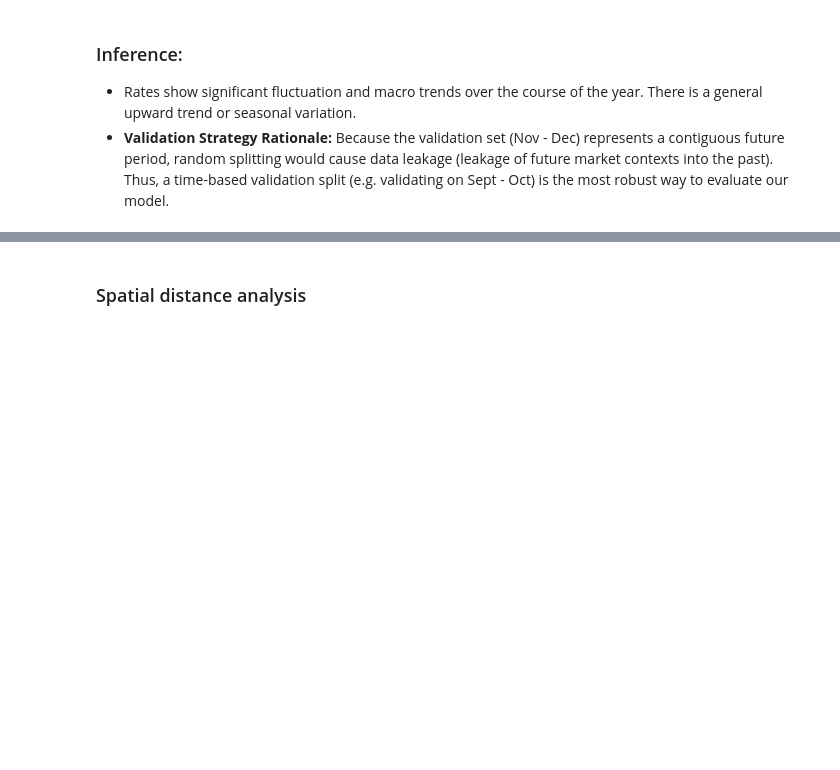
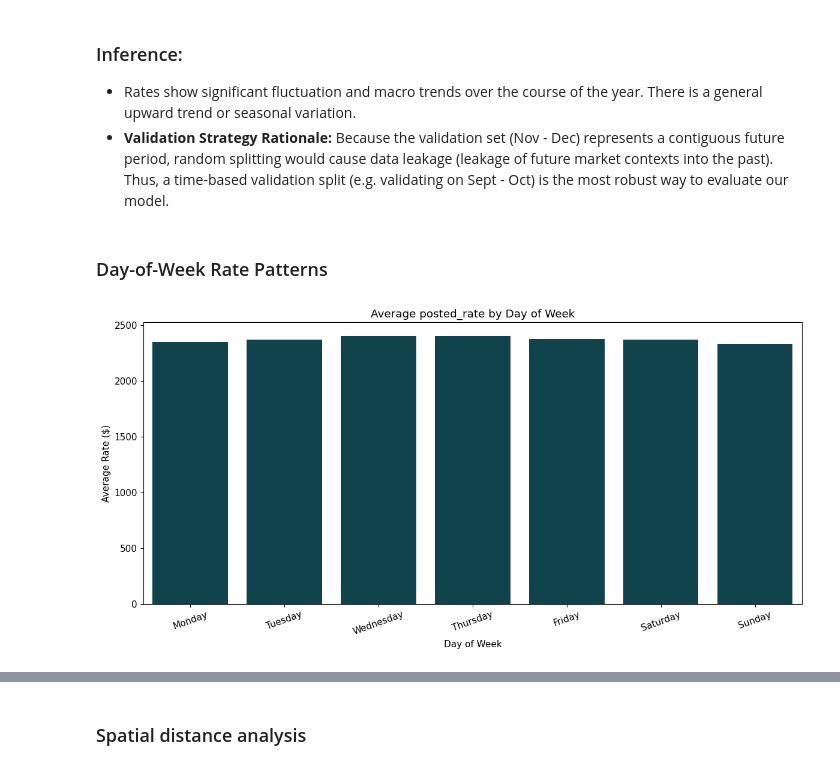
Before and after one commit to Krdhirendra/frieght_rate_prediction, a Jupyter notebook: freight_rate_prediction.ipynb, the cells around one changed output, grey strips where cells are left out. Saved outputs shown, nothing was run; the diff lists cells and outputs as text; code cells hidden in the pictures; blank space fills up the shorter version.

```diff
--- a/freight_rate_prediction.ipynb
+++ b/freight_rate_prediction.ipynb
@@ -191,3 +292,22 @@ plt.show()
 ### Inference:
 *   Rates show significant fluctuation and macro trends over the course of the year. There is a general upward trend or seasonal variation.
 *   **Validation Strategy Rationale:** Because the validation set (Nov - Dec) represents a contiguous future period, random splitting would cause data leakage (leakage of future market contexts into the past). Thus, a time-based validation split (e.g. validating on Sept - Oct) is the most robust way to evaluate our model.
+# %% [markdown]
+### Day-of-Week Rate Patterns
+# %%
+dow_rates = train_df.copy()
+dow_rates['day_of_week'] = dow_rates['date'].dt.dayofweek
+dow_rates['day_name'] = dow_rates['date'].dt.day_name()
+
+day_order = ['Monday', 'Tuesday', 'Wednesday', 'Thursday', 'Friday', 'Saturday', 'Sunday']
+dow_avg = dow_rates.groupby('day_name')['posted_rate'].mean().reindex(day_order).reset_index()
+
+sns.barplot(x='day_name', y='posted_rate', data=dow_avg, color='#064A56')
+plt.title('Average posted_rate by Day of Week')
+plt.xlabel('Day of Week')
+plt.ylabel('Average Rate ($)')
+plt.xticks(rotation=20)
+plt.tight_layout()
+plt.show()
+# %% [output]
+[figure, added]
```
Also changed, not shown: parts of 40 cells of this notebook, 5 other files.
